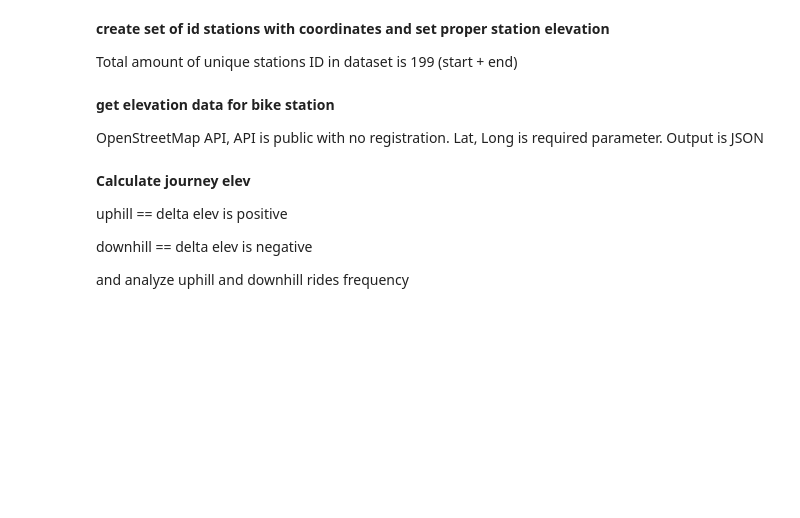
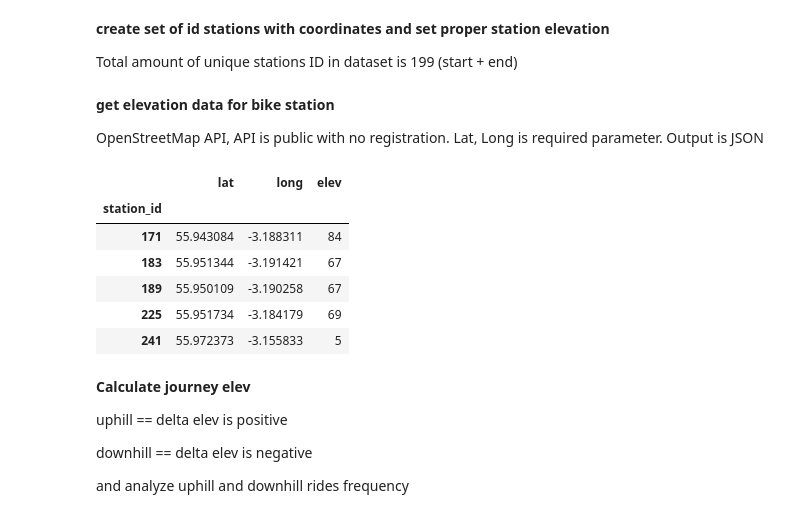
Before and after one commit to daim77/python_BI_analysis_bike_sharing, a Jupyter notebook: results.ipynb, the cells around one changed output. Drawn from its saved outputs; the diff is of its cells as text; code cells hidden in the pictures; blank space fills up the shorter version.

```diff
--- a/results.ipynb
+++ b/results.ipynb
@@ -198,19 +198,28 @@ OpenStreetMap API, API is public with no registration. Lat, Long is required par
 # %%
 import requests
 
 
 def get_elevation_osm(lat, long):
     osm_api = \
         f"https://api.open-elevation.com/api/v1/lookup?locations={lat},{long}"
     response = requests.get(osm_api)
     elevation = response.json()
     return elevation['results'][0]['elevation']
 
 
 df_stations_id['elev'] = df_stations_id.iloc[:]\
     .apply(lambda x: get_elevation_osm(x['lat'], x['long']), axis=1)
 
+df_stations_id.reset_index(inplace=True)
 df_stations_id.head()
+# %% [output]
+|  | lat | long | elev |
+| station_id |  |  |  |
+| 171 | 55.943084 | -3.188311 | 84 |
+| 183 | 55.951344 | -3.191421 | 67 |
+| 189 | 55.950109 | -3.190258 | 67 |
+| 225 | 55.951734 | -3.184179 | 69 |
+| 241 | 55.972373 | -3.155833 | 5 |
 # %% [markdown]
 **Calculate journey elev**
 
```
Also changed, not shown: parts of 3 cells of this notebook.
